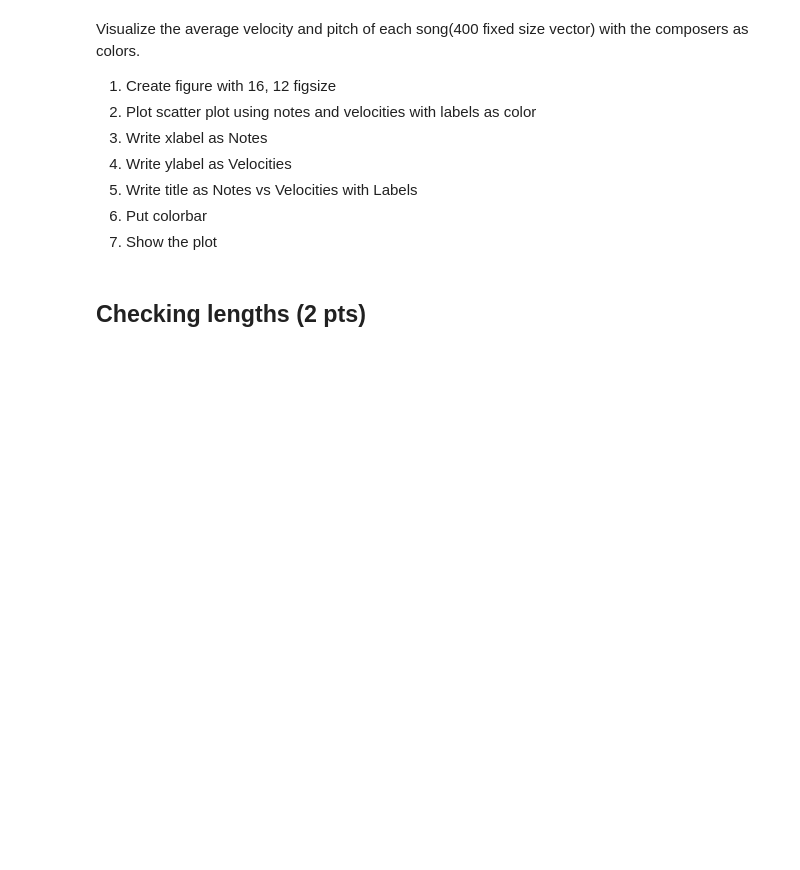
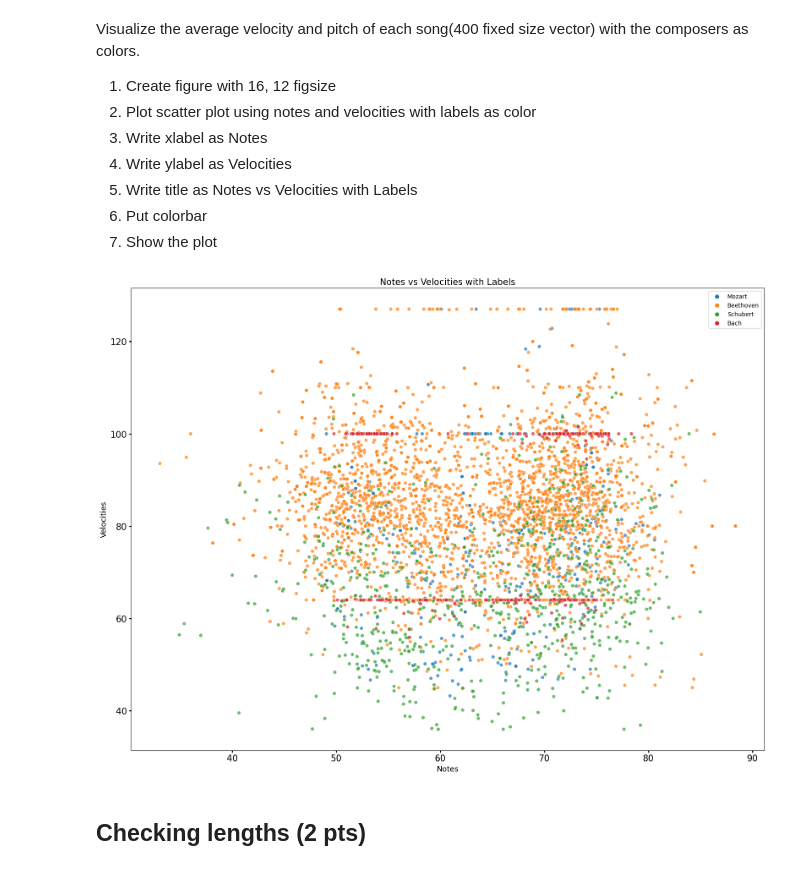
Before and after one commit to KouroshKSH/University-Assignments, a Jupyter notebook: CS 210/homework 03/CS210_HW3.ipynb, the cells around one changed output. Saved outputs shown, nothing was run; the diff lists cells and outputs as text; code cells hidden in the pictures; blank space fills up the shorter version.

```diff
--- a/CS 210/homework 03/CS210_HW3.ipynb
+++ b/CS 210/homework 03/CS210_HW3.ipynb
@@ -726,15 +724,24 @@ for composer, notes_and_velocities in composers.items():
   for i in range(len(notes_and_velocities)):
 
     ### WRITE YOUR CODE ###
+    current_notes = np.split(notes_and_velocities[i]['notes'], np.arange(fixed_size // 2, len(notes_and_velocities[i]['notes']), fixed_size // 2))
+    current_velocities = np.split(notes_and_velocities[i]['velocities'], np.arange(fixed_size // 2, len(notes_and_velocities[i]['velocities']), fixed_size // 2))
 
-    # Bypass the songs with less than 400 notes
+    for j in range(len(current_notes)):
+        # Bypass the songs with less than 400 notes
+        if(current_notes[j].size < fixed_size // 2):
+            continue
+        # Extract then store the !!average!! notes and velocities of each 400 fixed sized vectors
+        notes.append(np.average(current_notes[j]))
+        velocities.append(np.average(current_velocities[j]))
 
-    # Extract then store the !!average!! notes and velocities of each 400 fixed sized vectors
+        # Extract then store the composer names of each 400 sized vectors
+        labels.append(composer)
 
-    # Extract then store the composer names of each 400 sized vectors
-
-    # Extract then store the features(notes and velocities) of each 400 sized vectors
-    # do not forget to flatten the array before storing
+        # Extract then store the features(notes and velocities) of each 400 sized vectors
+        # do not forget to flatten the array before storing
+        current_features = np.array([current_notes[j], current_velocities[j]])
+        features.append(current_features.flatten())
 
     ########################
 
@@ -742,3 +749,8 @@ labels = np.array(labels)
 features = np.array(features)
 notes = np.array(notes)
 velocities = np.array(velocities)
+
+print(">>>\tlabels:\n", labels)
+print(">>>\tfeatures:\n", features)
+print(">>>\tnotes:\n", notes)
+print(">>>\tvelocities:\n", velocities)
@@ -760,3 +785,22 @@ Visualize the average velocity and pitch of each song(400 fixed size vector) wit
+# %%
+import seaborn as sns
+
+fig, ax = plt.subplots(figsize=(16, 12))
+ax = sns.scatterplot(x=notes, y=velocities, hue=labels, alpha=0.7)
+
+plt.xlabel('Notes', fontsize=13)
+plt.ylabel('Velocities', fontsize=13)
+plt.title('Notes vs Velocities with Labels', fontsize=15)
+# Make the ticks on the x and y axes thicker.
+ax.tick_params(axis='both', labelsize=15, width=2)
+plt.legend()
+# plt.colorbar()
+
+plt.tight_layout()
+
+plt.show()
+# %% [output]
+[figure, added]
 # %% [markdown]
 ## Checking lengths (2 pts)
 # %% [markdown]
```
Also changed, not shown: parts of 22 cells of this notebook.
